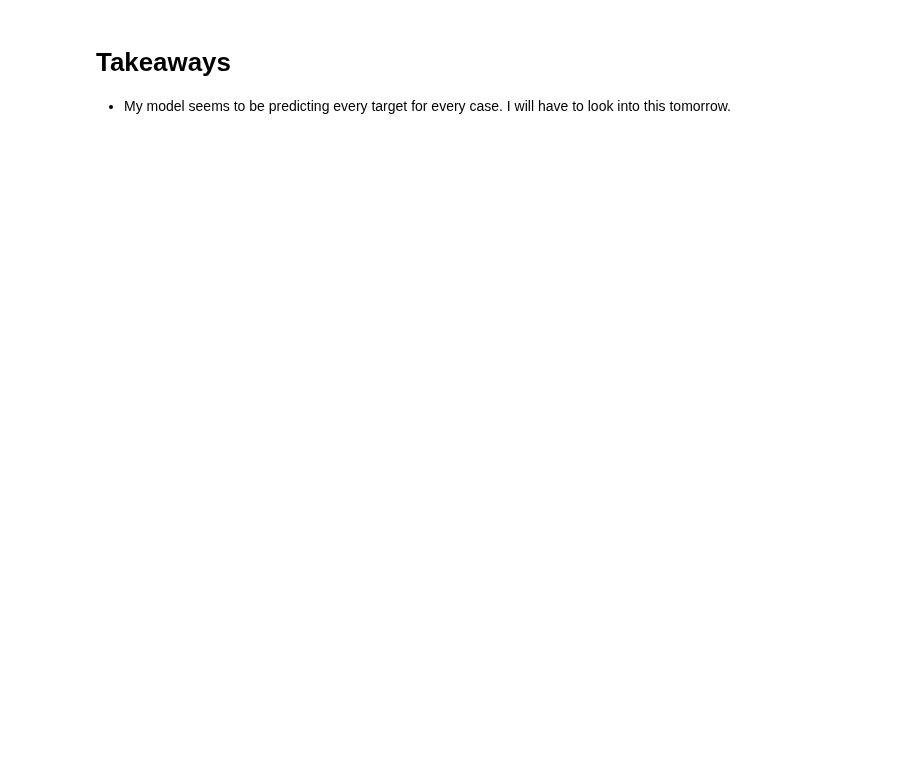
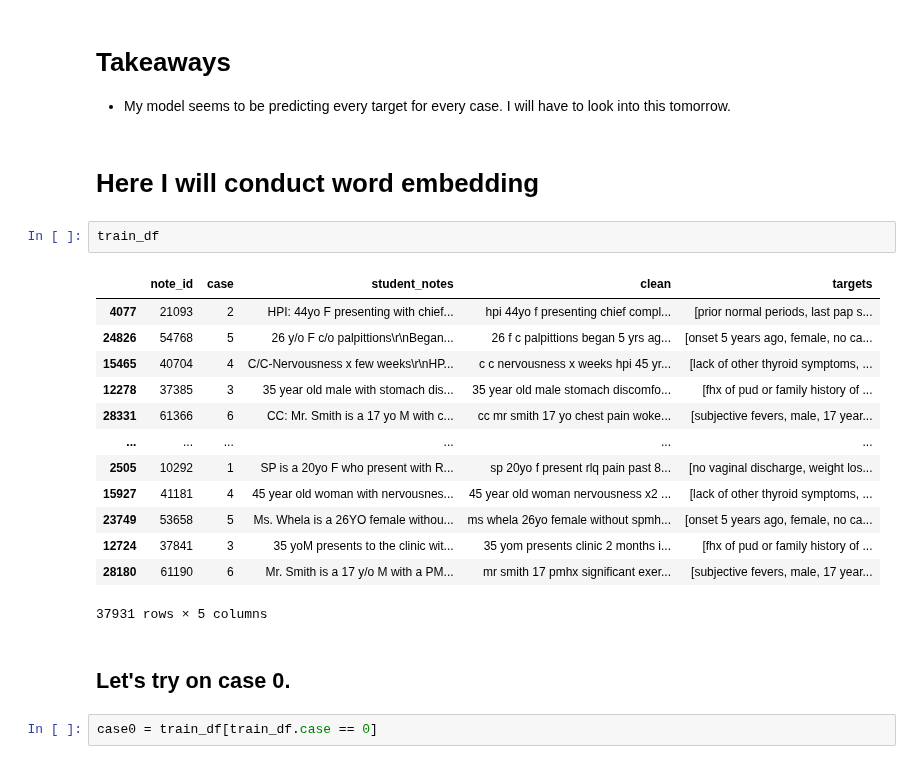
Before and after one commit to codeup-nlp-capstone/clinical_patient_notes, a Jupyter notebook: bts-explore.ipynb, the cells around one changed output. Drawn from its saved outputs; the diff is of its cells as text; blank space fills up the shorter version.

```diff
--- a/bts-explore.ipynb
+++ b/bts-explore.ipynb
@@ -1069,3 +1082,25 @@ Predicted Targets(s): (2 to 3 beers a week, epigastric discomfort, awakens at ni
 # %% [markdown]
 # Takeaways
 * My model seems to be predicting every target for every case. I will have to look into this tomorrow.
+# %% [markdown]
+# Here I will conduct word embedding
+# %%
+train_df
+# %% [output]
+|  | note_id | case | student_notes | clean | targets |
+| 4077 | 21093 | 2 | HPI: 44yo F presenting with chief... | hpi 44yo f presenting chief compl... | [prior normal periods, last pap s... |
+| 24826 | 54768 | 5 | 26 y/o F c/o palpittions\r\nBegan... | 26 f c palpittions began 5 yrs ag... | [onset 5 years ago, female, no ca... |
+| 15465 | 40704 | 4 | C/C-Nervousness x few weeks\r\nHP... | c c nervousness x weeks hpi 45 yr... | [lack of other thyroid symptoms, ... |
+| 12278 | 37385 | 3 | 35 year old male with stomach dis... | 35 year old male stomach discomfo... | [fhx of pud or family history of ... |
+| 28331 | 61366 | 6 | CC: Mr. Smith is a 17 yo M with c... | cc mr smith 17 yo chest pain woke... | [subjective fevers, male, 17 year... |
+| ... | ... | ... | ... | ... | ... |
+| 2505 | 10292 | 1 | SP is a 20yo F who present with R... | sp 20yo f present rlq pain past 8... | [no vaginal discharge, weight los... |
+| 15927 | 41181 | 4 | 45 year old woman with nervousnes... | 45 year old woman nervousness x2 ... | [lack of other thyroid symptoms, ... |
+| 23749 | 53658 | 5 | Ms. Whela is a 26YO female withou... | ms whela 26yo female without spmh... | [onset 5 years ago, female, no ca... |
+| 12724 | 37841 | 3 | 35 yoM presents to the clinic wit... | 35 yom presents clinic 2 months i... | [fhx of pud or family history of ... |
+| 28180 | 61190 | 6 | Mr. Smith is a 17 y/o M with a PM... | mr smith 17 pmhx significant exer... | [subjective fevers, male, 17 year... |
+37931 rows × 5 columns
+# %% [markdown]
+## Let's try on case 0.
+# %%
+case0 = train_df[train_df.case == 0]
```
Also changed, not shown: parts of 18 cells of this notebook.
